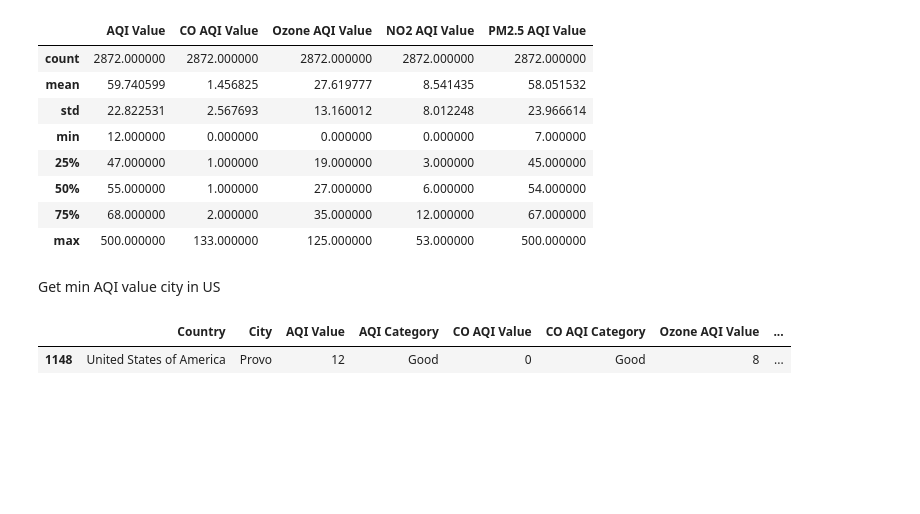
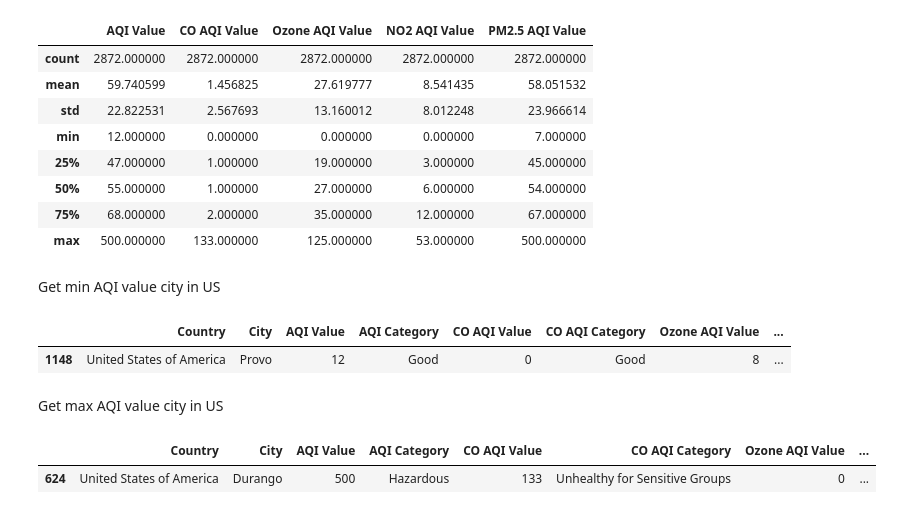
Before and after one commit to aroshacdX/msc-project-individual, a Jupyter notebook: AirPollutionAnalysis.ipynb, the cells around one changed output. Saved outputs shown, nothing was run; the diff lists cells and outputs as text; code cells hidden in the pictures; blank space fills up the shorter version.

Commit message:
Get max AQI value city in US

```diff
--- a/AirPollutionAnalysis.ipynb
+++ b/AirPollutionAnalysis.ipynb
@@ -121,3 +121,10 @@ us_df[us_df['AQI Value']==us_df['AQI Value'].min()]
 # %% [output]
 |  | Country | City | AQI Value | AQI Category | CO AQI Value | CO AQI Category | Ozone AQI Value | ... |
 | 1148 | United States of America | Provo | 12 | Good | 0 | Good | 8 | ... |
+# %% [markdown]
+Get max AQI value city in US
+# %%
+us_df[us_df['AQI Value']==us_df['AQI Value'].max()]
+# %% [output]
+|  | Country | City | AQI Value | AQI Category | CO AQI Value | CO AQI Category | Ozone AQI Value | ... |
+| 624 | United States of America | Durango | 500 | Hazardous | 133 | Unhealthy for Sensitive Groups | 0 | ... |
```
